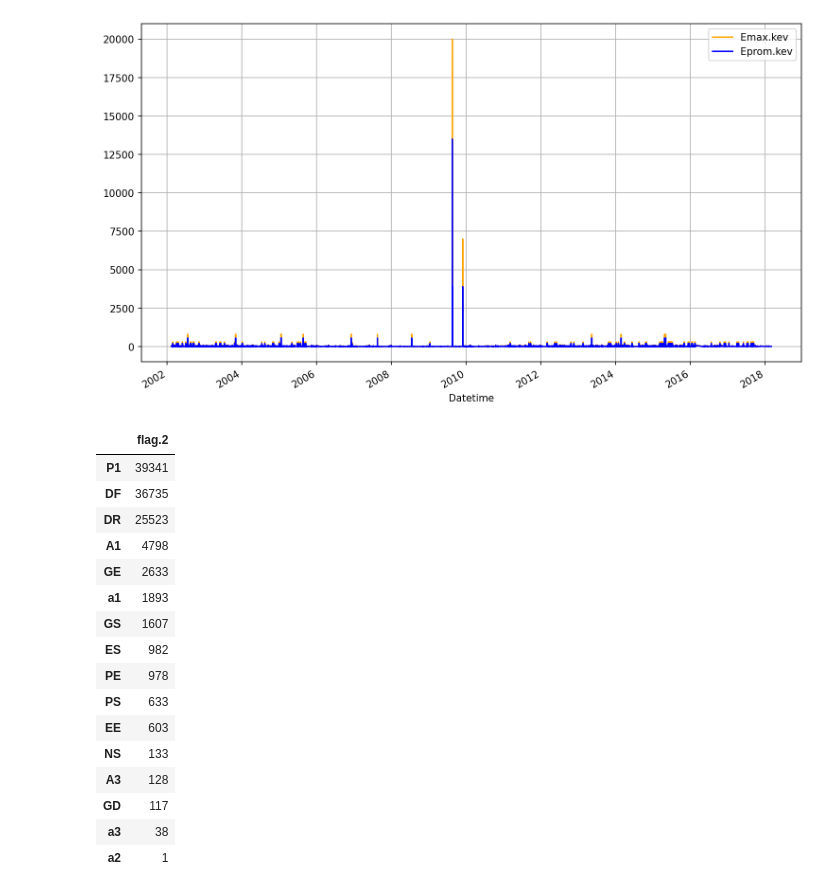
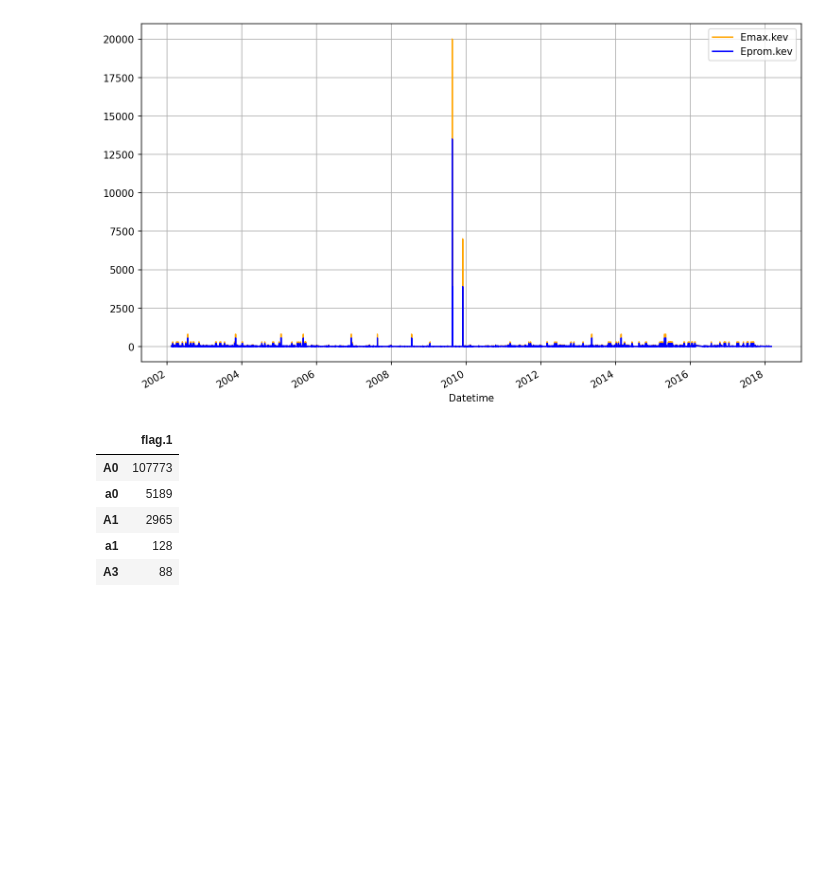
Before and after one commit to Exploratory-Data-Analiysis/Exam_1, a Jupyter notebook: ParcialFC.ipynb, the cells around one changed output. Cells and saved outputs as stored; diff of their text form; code cells hidden in the pictures; blank space fills up the shorter version.

```diff
--- a/ParcialFC.ipynb
+++ b/ParcialFC.ipynb
@@ -95,27 +116,13 @@ plt.grid()
 # %%
 F1 = pd.DataFrame(df['flag.1'].value_counts(), columns=['flag.1'])
 F2 = pd.DataFrame(df['flag.2'].value_counts(), columns=['flag.2'])
 F3 = pd.DataFrame(df['flag.3'].value_counts(), columns=['flag.3'])
 F4 = pd.DataFrame(df['flag.4'].value_counts(), columns=['flag.4'])
-
-### Filtro
-filtro = df['flag.3'] == 'Q0'
-dfFiltro = df[filtro]
+F1
 # %% [output]
-|  | flag.2 |
-| P1 | 39341 |
-| DF | 36735 |
-| DR | 25523 |
-| A1 | 4798 |
-| GE | 2633 |
-| a1 | 1893 |
-| GS | 1607 |
-| ES | 982 |
-| PE | 978 |
-| PS | 633 |
-| EE | 603 |
-| NS | 133 |
-| A3 | 128 |
-| GD | 117 |
-| a3 | 38 |
-| a2 | 1 |
+|  | flag.1 |
+| A0 | 107773 |
+| a0 | 5189 |
+| A1 | 2965 |
+| a1 | 128 |
+| A3 | 88 |
```
Also changed, not shown: parts of 2 cells of this notebook.
